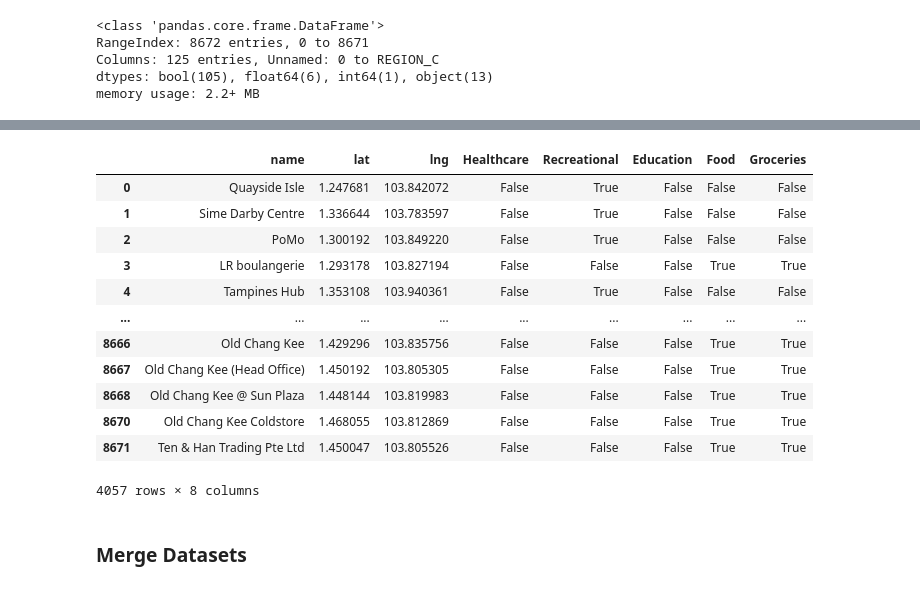
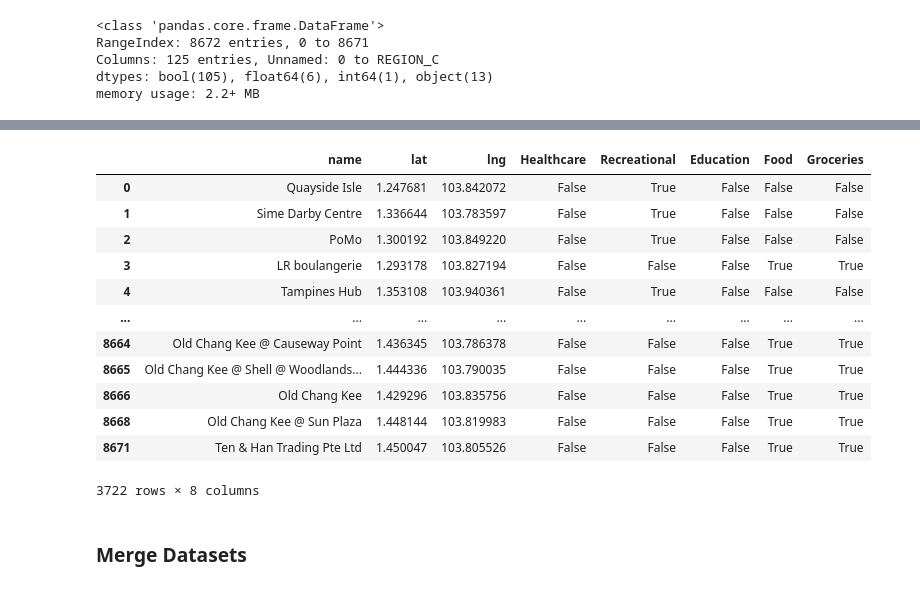
Before and after one commit to kkinmunn/is4303_hdbresale, a Jupyter notebook: eda/datablending.ipynb, the cells around one changed output, grey strips where cells are left out. Saved outputs shown, nothing was run; the diff lists cells and outputs as text; code cells hidden in the pictures.

```diff
--- a/eda/datablending.ipynb
+++ b/eda/datablending.ipynb
@@ -284,54 +284,47 @@ REGION_N
 REGION_C
 # %%
 # Retain POI types related to health, recreational areas and schools, Food and Groceries
-food = ['food', 'restaurant', 'cafe', 'bakery']
-groceries = ['grocery_or_supermarket', 'home_goods_store', 'convenience_store']
 
-columns_to_keep = ['name', 'lat', 'lng',
-                   'hospital', 'doctor', 'dentist',
-                   'park', 'shopping_mall', 'amusement_park', 'zoo', 'library',
-                   'school', 'primary_school', 'secondary_school', 'university',
-                  ]
-columns_to_keep.extend(food)
-columns_to_keep.extend(groceries)
+healthcare = ['hospital', 'doctor', 'dentist', 'pharmacy', 'drugstore']
+recreational = ['park', 'shopping_mall', 'amusement_park', 'zoo', 'spa', 'library', 'movie_theater', 'gym']
+education = ['primary_school', 'secondary_school', 'university']
+food = ['restaurant', 'cafe', 'bakery']
+groceries = ['convenience_store', 'supermarket']
 
+columns_to_keep = ['name', 'lat', 'lng']
+all_poi = healthcare + recreational + education + food + groceries
+columns_to_keep.extend(all_poi)
 
 data_poi_filtered = data_poi_raw[columns_to_keep]
 
 # Drop rows where all selected POI types are False
 data_poi_filtered = data_poi_filtered[data_poi_filtered.iloc[:, 3:].any(axis=1)]
 
-
 # Create new columns for POI archetypes
-data_poi_filtered['Healthcare'] = data_poi_filtered[['hospital', 'doctor', 'dentist']].any(axis=1)
-data_poi_filtered['Recreational'] = data_poi_filtered[['park', 'shopping_mall', 'amusement_park', 'zoo', 'library']].any(axis=1)
-data_poi_filtered['Education'] = data_poi_filtered[['school', 'primary_school', 'secondary_school', 'university']].any(axis=1)
-
+data_poi_filtered['Healthcare'] = data_poi_filtered[healthcare].any(axis=1)
+data_poi_filtered['Recreational'] = data_poi_filtered[recreational].any(axis=1)
+data_poi_filtered['Education'] = data_poi_filtered[education].any(axis=1)
 data_poi_filtered['Food'] = data_poi_filtered[food].any(axis=1)
 data_poi_filtered['Groceries'] = data_poi_filtered[food].any(axis=1)
 
-data_poi_filtered = data_poi_filtered[
-                                      ['name', 'lat', 'lng',
+data_poi_filtered = data_poi_filtered[['name', 'lat', 'lng',
                                        'Healthcare', 'Recreational', 'Education',
-                                       'Food', 'Groceries'
-                                      ]
-                                     ]
-
+                                       'Food', 'Groceries']]
 data_poi_filtered
 # %% [output]
 |  | name | lat | lng | Healthcare | Recreational | Education | Food | Groceries |
 | 0 | Quayside Isle | 1.247681 | 103.842072 | False | True | False | False | False |
 | 1 | Sime Darby Centre | 1.336644 | 103.783597 | False | True | False | False | False |
 | 2 | PoMo | 1.300192 | 103.849220 | False | True | False | False | False |
 | 3 | LR boulangerie | 1.293178 | 103.827194 | False | False | False | True | True |
 | 4 | Tampines Hub | 1.353108 | 103.940361 | False | True | False | False | False |
 | ... | ... | ... | ... | ... | ... | ... | ... | ... |
+| 8664 | Old Chang Kee @ Causeway Point | 1.436345 | 103.786378 | False | False | False | True | True |
+| 8665 | Old Chang Kee @ Shell @ Woodlands... | 1.444336 | 103.790035 | False | False | False | True | True |
 | 8666 | Old Chang Kee | 1.429296 | 103.835756 | False | False | False | True | True |
-| 8667 | Old Chang Kee (Head Office) | 1.450192 | 103.805305 | False | False | False | True | True |
 | 8668 | Old Chang Kee @ Sun Plaza | 1.448144 | 103.819983 | False | False | False | True | True |
-| 8670 | Old Chang Kee Coldstore | 1.468055 | 103.812869 | False | False | False | True | True |
 | 8671 | Ten & Han Trading Pte Ltd | 1.450047 | 103.805526 | False | False | False | True | True |
-4057 rows × 8 columns
+3722 rows × 8 columns
 # %% [markdown]
 ### Merge Datasets
 # %%
```
